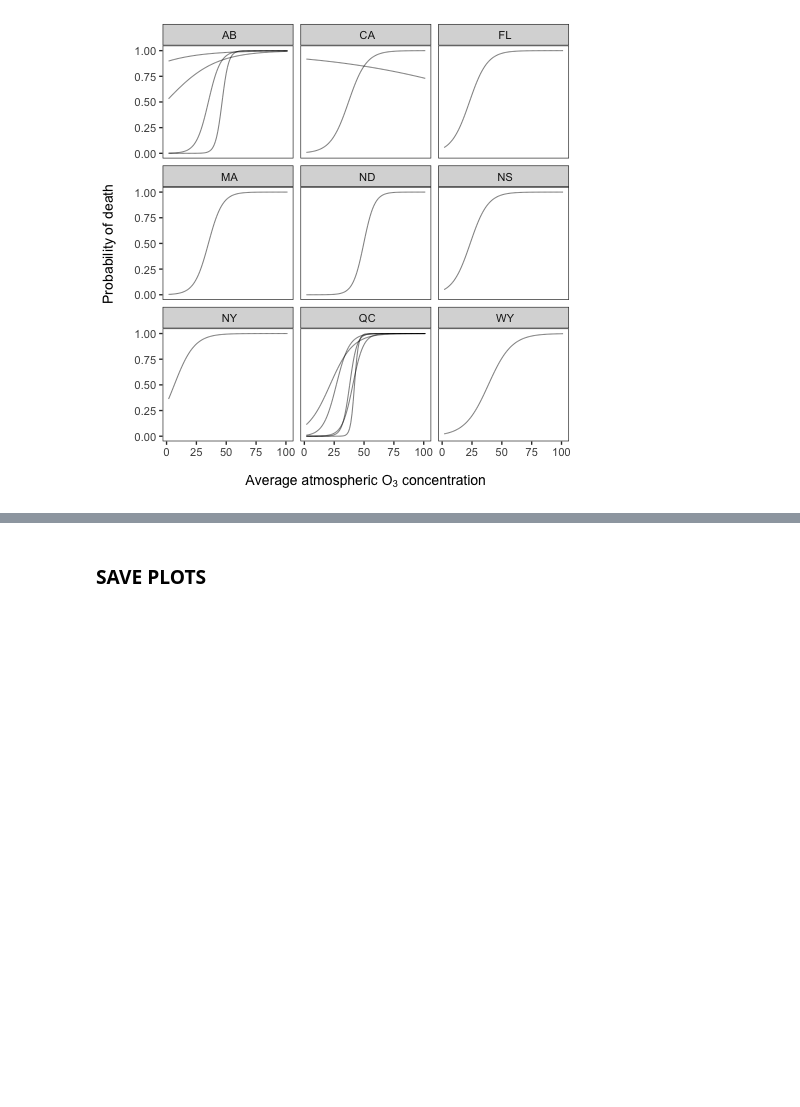
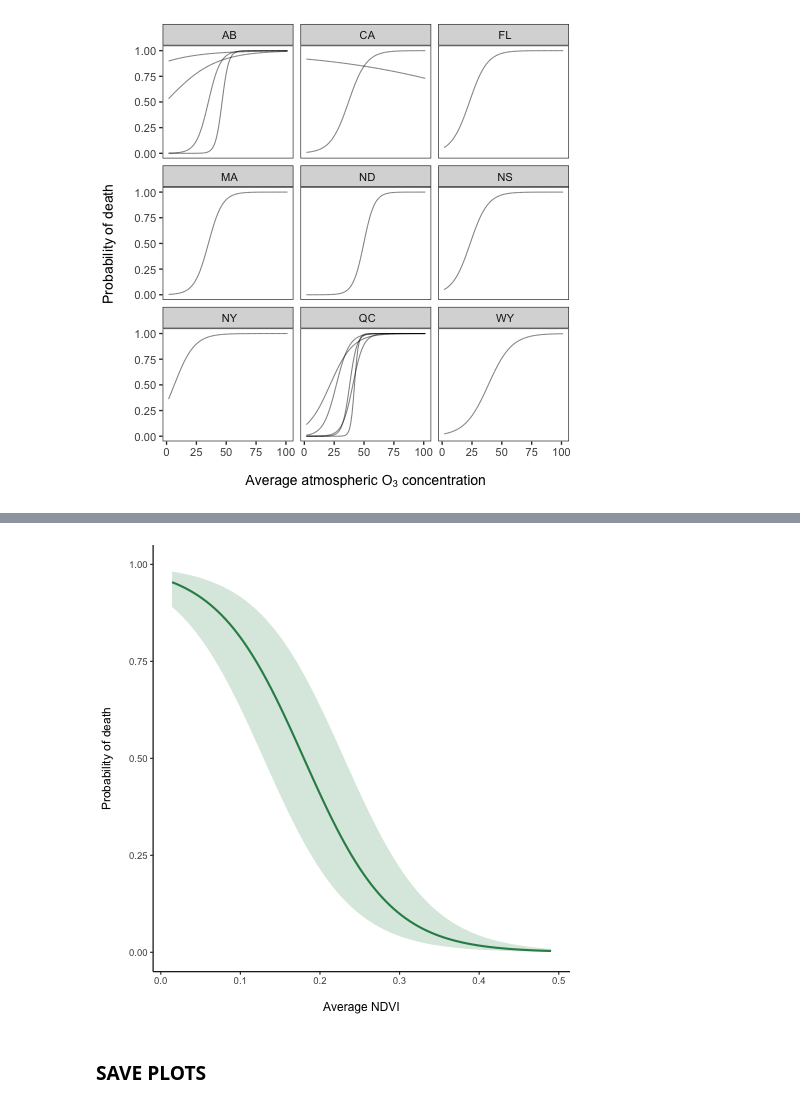
Before and after one commit to Nectar-Technologies/ledge-nectar, a Jupyter notebook: aqi/notebooks/04_plot_GLMM.ipynb, the cells around one changed output, grey strips where cells are left out. Cells and saved outputs as stored; diff of their text form; code cells hidden in the pictures; blank space fills up the shorter version.

```diff
--- a/aqi/notebooks/04_plot_GLMM.ipynb
+++ b/aqi/notebooks/04_plot_GLMM.ipynb
@@ -556,3 +745,19 @@ p5
+# %%
+%%R
+p9 <- ggplot(new_data6, aes(x = ndvi_average, y = plogis(fit))) +
+        geom_line(color = "seagreen", linewidth = 1) +
+        geom_ribbon(
+           aes(ymin = plogis(ci_lower), ymax = plogis(ci_upper)),
+           alpha = 0.2,
+           fill = "seagreen"
+        ) +
+        scale_y_continuous(breaks = seq(0,1,0.25), limits = c(0,1)) +
+        labs(x = "\nAverage NDVI", y = "Probability of death\n") +
+        theme_classic(base_size = 12) +
+        theme(panel.grid = element_blank())
+p9
+# %% [output]
+[figure, added]
 # %% [markdown]
 ### SAVE PLOTS
 # %%
```
Also changed, not shown: parts of 18 cells of this notebook.
